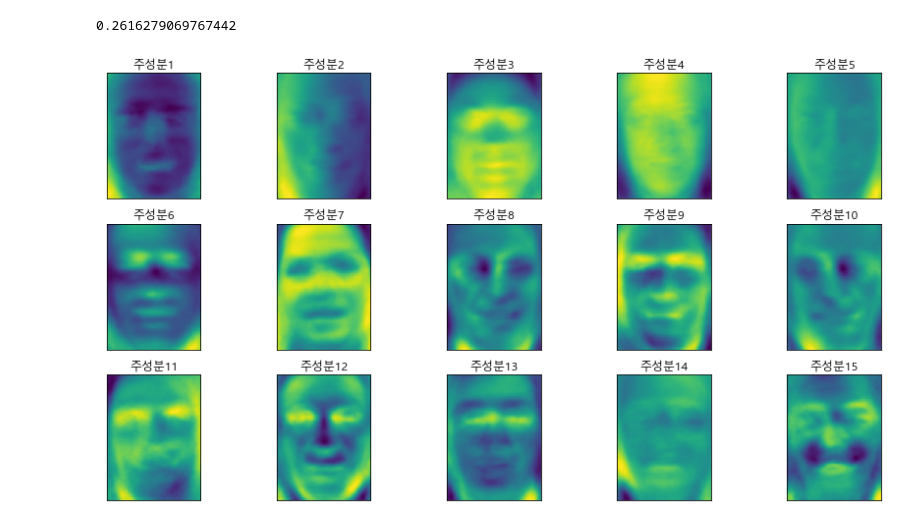
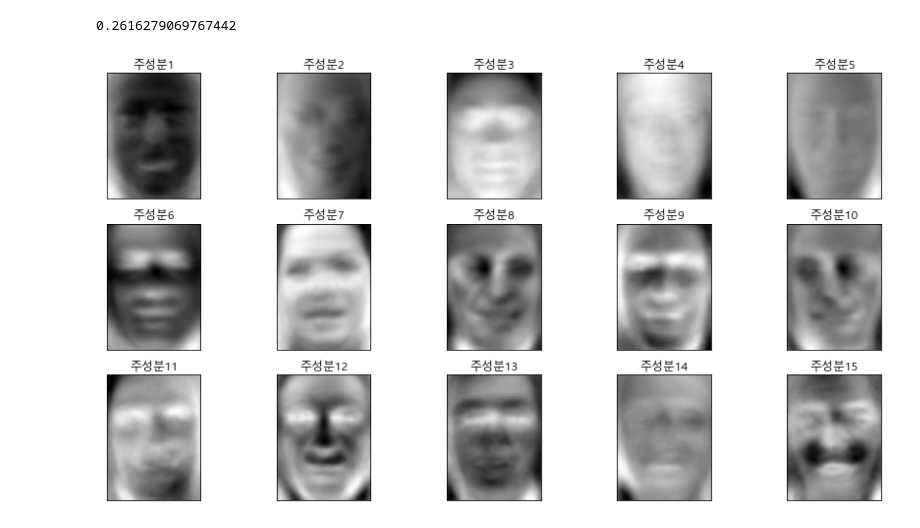
Before and after one commit to JJongSSu/Study, a Jupyter notebook: AI/2주차/3일차/지도학습.ipynb, the cells around one changed output. Saved outputs shown, nothing was run; the diff lists cells and outputs as text; code cells hidden in the pictures.

```diff
--- a/AI/2주차/3일차/지도학습.ipynb
+++ b/AI/2주차/3일차/지도학습.ipynb
@@ -73,7 +73,10 @@ knn.score(x_test_pca, y_test)
 # %%
 fig, axes = plt.subplots(3,5,figsize=(15,8), subplot_kw={'xticks':(),'yticks':()})
 for i, (component, ax) in enumerate(zip(pca.components_, axes.ravel())):
-    ax.imshow(component.reshape(image_shape), cmap='viridis')
+    ax.imshow(component.reshape(image_shape)) #cmap='viridis'
     ax.set_title('주성분{}'.format(i+1))
+
+plt.gray()
+plt.show()
 # %% [output]
-[figure, old version]
+[figure, new version]
```
